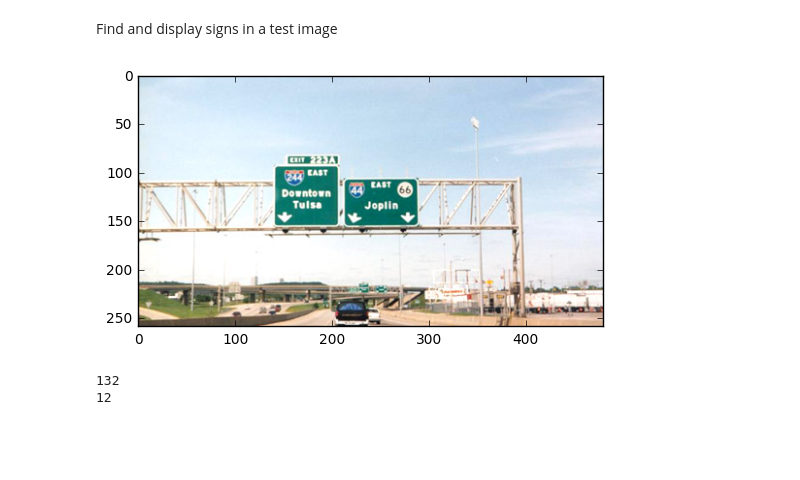
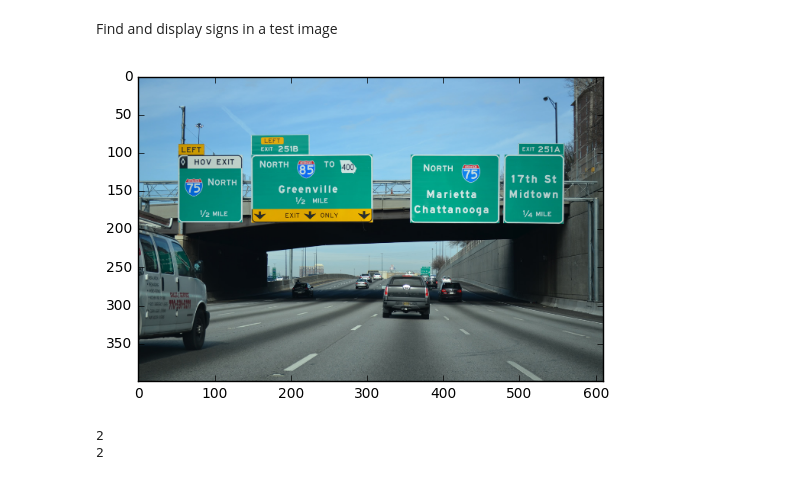
Before and after one commit to mesargent/freeway_guide_sign_detector, a Jupyter notebook: hog_pipeline.ipynb, the cells around one changed output. Drawn from its saved outputs; the diff is of its cells as text; code cells hidden in the pictures; blank space fills up the shorter version.

Commit message:
changed some parameters, downsample freeway scene images for detection

```diff
--- a/hog_pipeline.ipynb
+++ b/hog_pipeline.ipynb
@@ -32,15 +38,25 @@ Separate positive images into aspect ratios, get negative images and crop to asp
+# %%
+
+def get_mods(img):
+    results = []
+    results.extend([ndimage.rotate(img, 2), ndimage.rotate(img, -2), cv2.flip(img, 1)])
+    return results
 # %%
 pratio0imgs = []
 pratio1imgs = []
 pratio2imgs = []
 
+
 for image in images:
     if image[1] == 0:
         pratio0imgs.append(image[0])
+        pratio0imgs.extend(get_mods(image[0]))
     elif image[1] == 1:
         pratio1imgs.append(image[0])
+        pratio1imgs.extend(get_mods(image[0]))
     elif image[1] == 2:
         pratio2imgs.append(image[0])
+        pratio2imgs.extend(get_mods(image[0]))
 
 print "Number pos imgs at ratio 0: ", len(pratio0imgs)
 print "Number pos imgs at ratio 1: ", len(pratio1imgs)
@@ -51,19 +67,4 @@ print "pratio0 average ratio:", sum([float(x.shape[0])/(x.shape[1]+1) for x in p
 print "pratio1 average ratio:", sum([float(x.shape[0])/(x.shape[1]+1) for x in pratio1imgs])/len(pratio1imgs)
 print "pratio2 average ratio:", sum([float(x.shape[0])/(x.shape[1]+1) for x in pratio2imgs])/len(pratio2imgs)
 print
-
-#get negative images, use ratios found for positive images to match
-nimages = dg.getRandomMultiple("sun_images", 200, 0)
-partialsignimgs = dg.getRandomMultiple("partial", 200, 0)
-nimages = nimages+partialsignimgs
-print len(nimages)
-
-nratio0imgs = [dg.cropToRatio(x, ratios[0]) for x in nimages]
-nratio1imgs = [dg.cropToRatio(x, ratios[1]) for x in nimages]
-nratio2imgs = [dg.cropToRatio(x, ratios[2]) for x in nimages]
-
-
-print "Number neg imgs at ratio 0:", len(nratio0imgs)
-print "Number neg imgs at ratio 1:", len(nratio1imgs)
-print "Number neg imgs at ratio 2:", len(nratio2imgs)
 # %% [output]
@@ -340,10 +370,18 @@ def findSigns(image, hog, lsvm, step=40, scale=1.1, minsize=(20,20)):
         scaled_results.extend(scaled)
 
     return scaled_results
+# %%
+def resize(img, scale):
+    return cv2.resize(image, (int(image.shape[1]*scale), int(image.shape[0]*scale)))
 # %%
-image = cv2.imread("multiscale_test/193.jpg")
+image = cv2.imread("multiscale_test/1010.jpg")
+if image.shape[0] > 400:
+    scale = 400.0/image.shape[0]
+else: scale = 1
+image = resize(image, scale)
+
 plt.imshow(cv2.cvtColor(image, cv2.COLOR_BGR2RGB))
 plt.show()
 # %% [output]
-[figure, old version]
+[figure, new version]
 # %%
@@ -354,9 +394,8 @@ scaled_results2 = findSigns(image, HOGs[2], lsvm2, step=span,scale=1.5)
 results = scaled_results0 + scaled_results1 + scaled_results2
 # %%
 print len(results)
-signs = [x for x in results if x[2]>.7]
+signs = nms.nms(results)
 print len(signs)
-signs = nms.nms(signs, 1)
 # %% [output]
-132
-12
+2
+2
```
Also changed, not shown: parts of 16 cells of this notebook.
